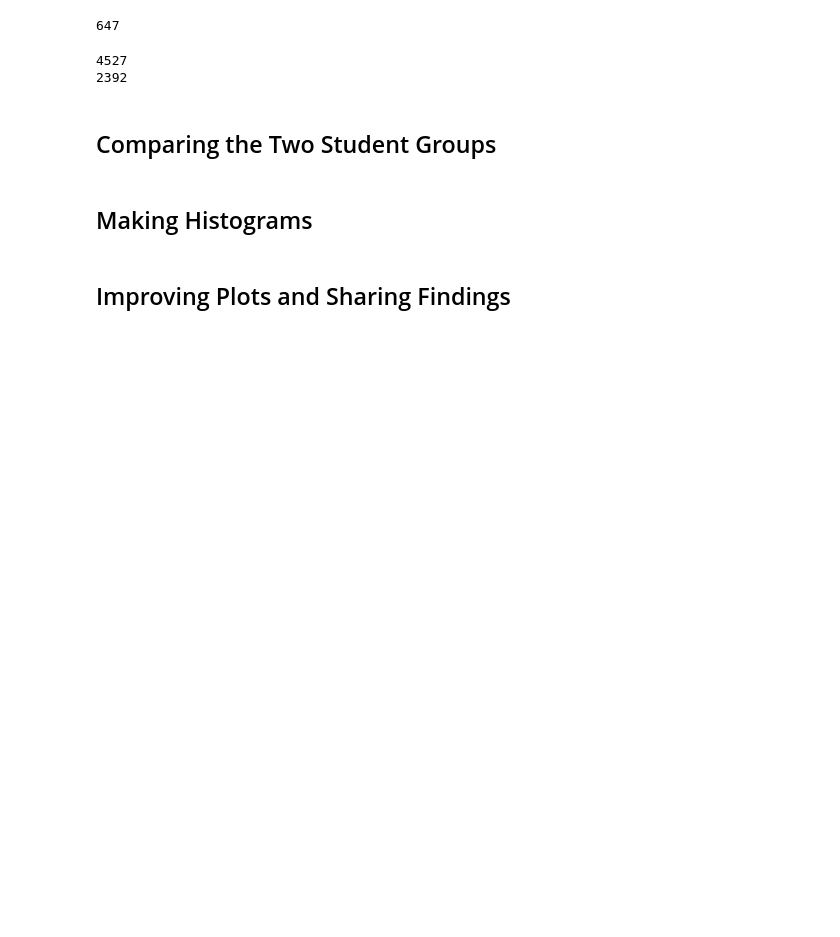
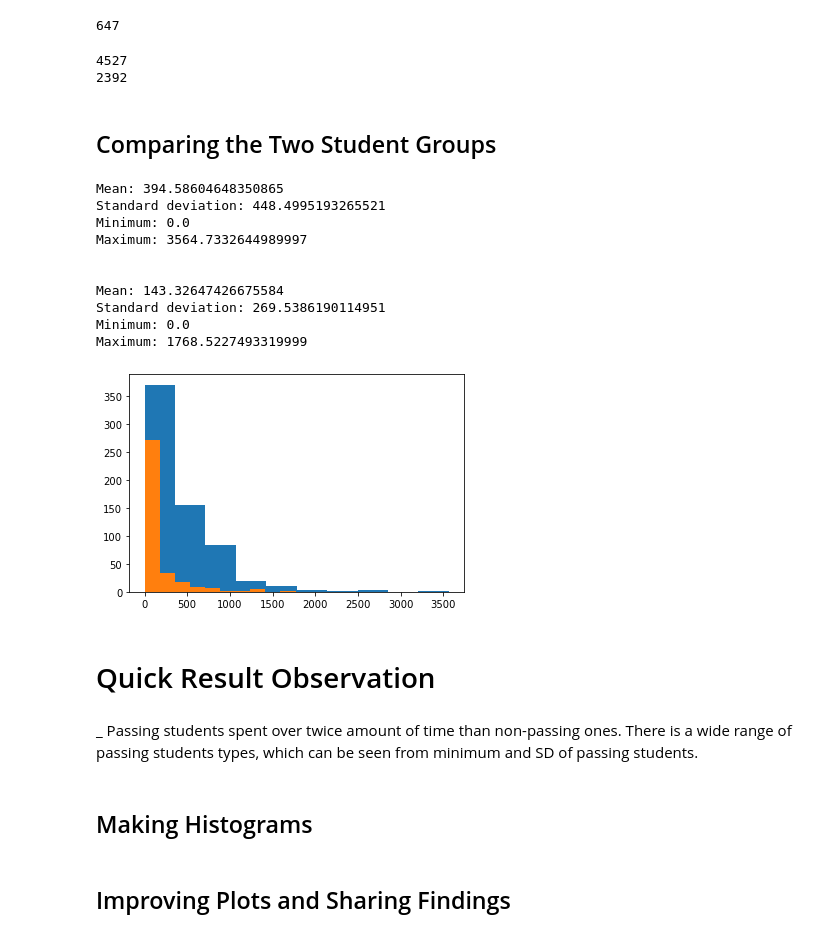
Before and after one commit to viethuy25/Udacity-project, a Jupyter notebook: L1_Starter_Code.ipynb, the cells around one changed output. Drawn from its saved outputs; the diff is of its cells as text; code cells hidden in the pictures; blank space fills up the shorter version.

Commit message:
Conclusion about comparing two groups, draw historgram

```diff
--- a/L1_Starter_Code.ipynb
+++ b/L1_Starter_Code.ipynb
@@ -472,6 +476,33 @@ print (len(non_passing_engagement))
 ## students who pass the subway project vs. students who don't. A good
 ## starting point would be the metrics we looked at earlier (minutes spent
 ## in the classroom, lessons completed, and days visited).
+
+passing_engagement_by_account = group_data(passing_engagement, 'account_key')
+non_passing_engagement_by_account = group_data(non_passing_engagement, 'account_key')
+# %%
+passing_minutes = sum_grouped_items(passing_engagement_by_account, 'total_minutes_visited')
+overview(list(passing_minutes.values()))
+
+print ('\n')
+
+non_passing_minutes = sum_grouped_items(non_passing_engagement_by_account, 'total_minutes_visited')
+overview(list(non_passing_minutes.values()))
+# %% [output]
+Mean: 394.58604648350865
+Standard deviation: 448.4995193265521
+Minimum: 0.0
+Maximum: 3564.7332644989997
+
+
+Mean: 143.32647426675584
+Standard deviation: 269.5386190114951
+Minimum: 0.0
+Maximum: 1768.5227493319999
+[figure, added]
+# %% [markdown]
+# Quick Result Observation
+# %% [markdown]
+_ Passing students spent over twice amount of time than non-passing ones. There is a wide range of passing students types, which can be seen from minimum and SD of passing students.
 # %% [markdown]
 ## Making Histograms
 # %%
```
Also changed, not shown: parts of 2 cells of this notebook.
